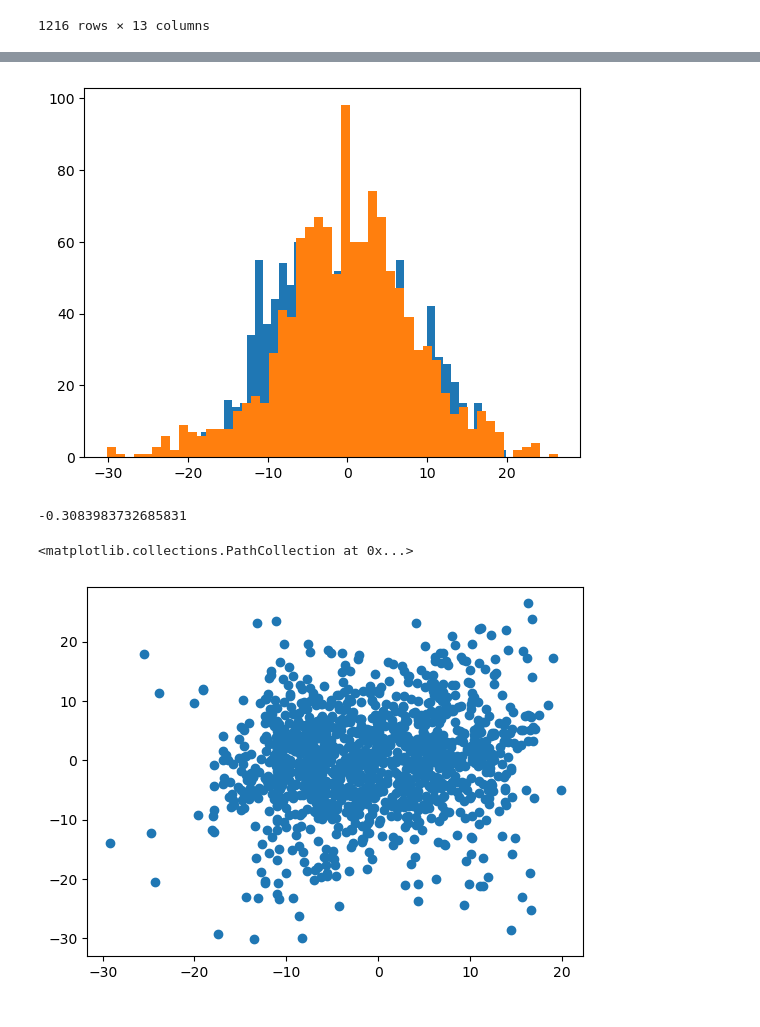
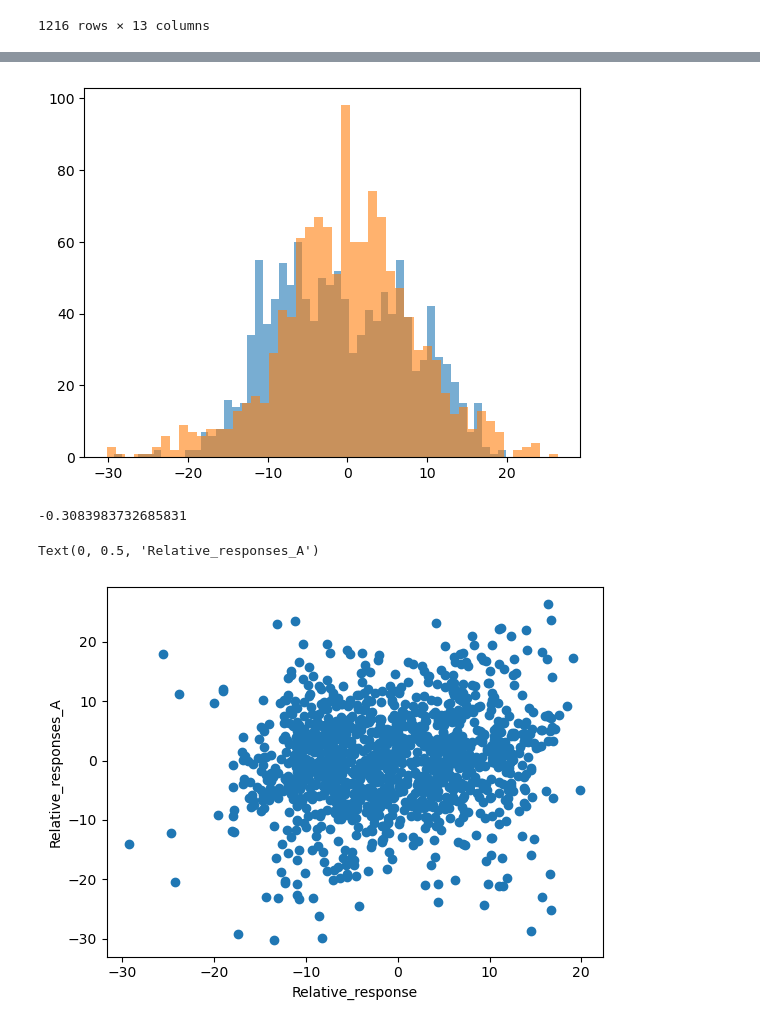
Before and after one commit to MiloszHoleksa/CompCogSci2, a Jupyter notebook: ccs2.ipynb, the cells around one changed output, grey strips where cells are left out. Drawn from its saved outputs; the diff is of its cells as text; code cells hidden in the pictures.

```diff
--- a/ccs2.ipynb
+++ b/ccs2.ipynb
@@ -352,19 +353,21 @@ df_cleaned
 # %%
 from matplotlib import pyplot as plt
 
-
-plt.hist(df_cleaned['Relative_response'],bins = 50)
-plt.hist(df_cleaned["Relative_responses_A"], bins = 50)
+plt.hist(df_cleaned['Relative_response'],bins = 50, alpha = 0.6)
+plt.hist(df_cleaned["Relative_responses_A"], bins = 50, alpha = 0.6)
 plt.show()
 
 
 print(df_cleaned['Relative_response'].corr(df_cleaned['resp_x_A']))
+
 plt.scatter(df_cleaned['Relative_response'], df_cleaned["Relative_responses_A"])
+plt.xlabel("Relative_response")
+plt.ylabel("Relative_responses_A")
 # %% [output]
-[figure, old version]
+[figure, new version]
 -0.3083983732685831
-<matplotlib.collections.PathCollection at 0x...>
+Text(0, 0.5, 'Relative_responses_A')
-[figure, old version]
+[figure, new version]
 # %%
 df_DELTA_neg.to_csv("df_DELTA_neg.csv", index=False)
 df_DELTA_pos.to_csv("df_DELTA_pos.csv", index=False)
```
Also changed, not shown: parts of 17 cells of this notebook.
